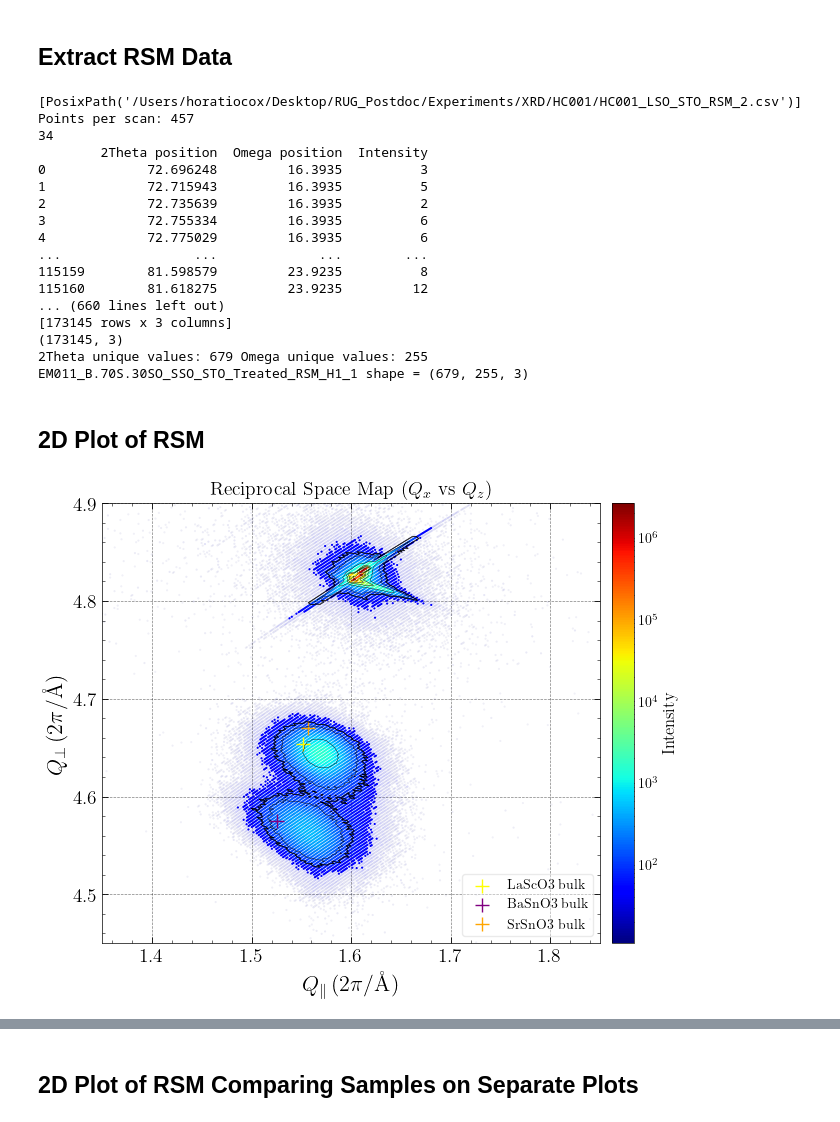
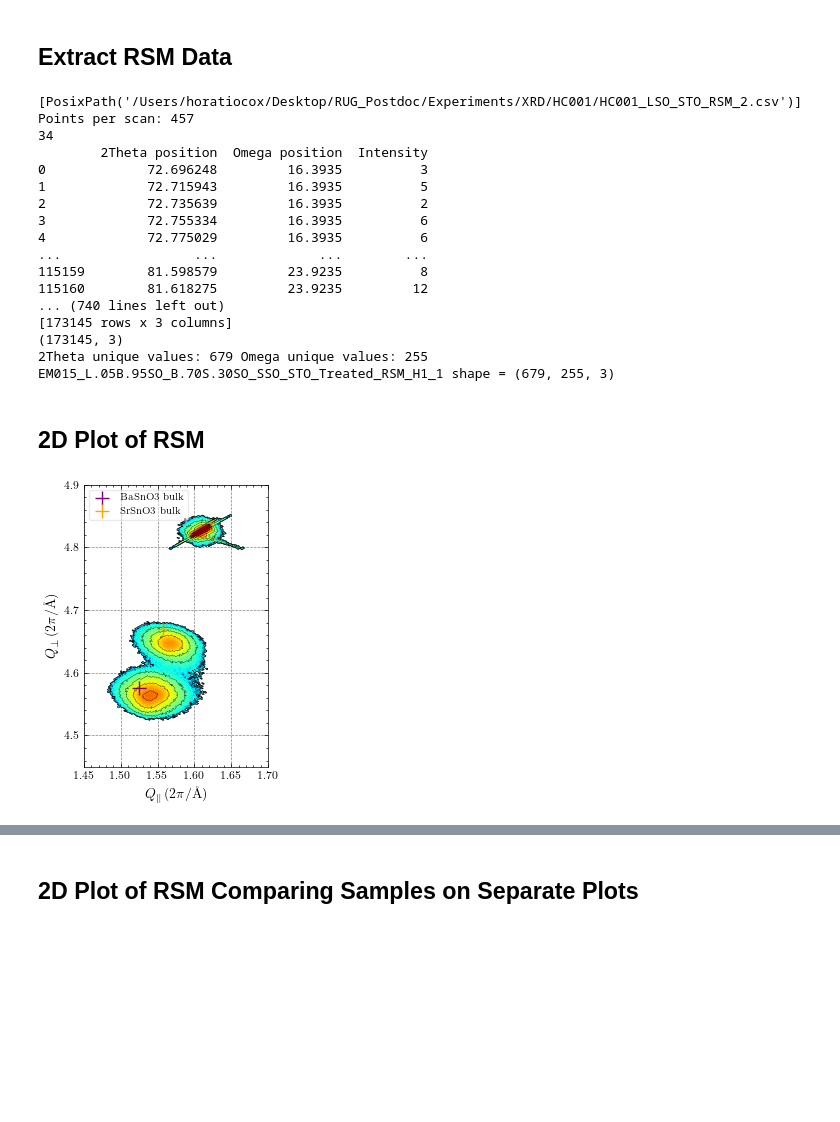
Before and after one commit to hc3413/Thin_Film_Analysis, a Jupyter notebook: RSM_Analysis.ipynb, the cells around one changed output, grey strips where cells are left out. Saved outputs shown, nothing was run; the diff lists cells and outputs as text; code cells hidden in the pictures; blank space fills up the shorter version.

Commit message:
improved RSM with a single output plot formatted properly

```diff
--- a/RSM_Analysis.ipynb
+++ b/RSM_Analysis.ipynb
@@ -21,6 +21,8 @@ root_XRD = '/Users/horatiocox/Desktop/RUG_Postdoc/Experiments/XRD'
 plt.style.use(['science', 'grid'])  # Use 'science' style with grid for plotting
 plot_data = True # set to True to plot the data and export to path_out
 fig_format = 'png' # format of the figure to be saved
+export_data = True # set to True to export the data to path_out
+
 
 powerpoint_data = False # set to True to export the data to a powerpoint presentation and export to path_out
 
@@ -64,6 +66,10 @@ RSM_EM008 = RSM(root_XRD, folder_name = 'EM008')
 RSM_EM009 = RSM(root_XRD, folder_name = 'EM009')
 RSM_EM010 = RSM(root_XRD, folder_name = 'EM010')
 RSM_EM011 = RSM(root_XRD, folder_name = 'EM011')
+RSM_EM012 = RSM(root_XRD, folder_name = 'EM012')
+RSM_EM013 = RSM(root_XRD, folder_name = 'EM013')
+RSM_EM014 = RSM(root_XRD, folder_name = 'EM014')
+RSM_EM015 = RSM(root_XRD, folder_name = 'EM015')
 # %% [output]
 [PosixPath('/Users/horatiocox/Desktop/RUG_Postdoc/Experiments/XRD/HC001/HC001_LSO_STO_RSM_2.csv')]
 Points per scan: 457
@@ -77,21 +83,27 @@ Points per scan: 457
 ...                 ...             ...        ...
 115159        81.598579         23.9235          8
 115160        81.618275         23.9235         12
-... (660 lines left out)
+... (740 lines left out)
 [173145 rows x 3 columns]
 (173145, 3)
 2Theta unique values: 679 Omega unique values: 255
-EM011_B.70S.30SO_SSO_STO_Treated_RSM_H1_1 shape = (679, 255, 3)
+EM015_L.05B.95SO_B.70S.30SO_SSO_STO_Treated_RSM_H1_1 shape = (679, 255, 3)
 # %% [markdown]
 ## 2D Plot of RSM
 # %%
 #def plot_2D(self, threshold_filt: float = 1e-99, log_scale: bool = True, x_lim = [1.35, 2.05], y_lim = [4.8, 5.29], plot_type = 'contour'):
-single_dat = [RSM_EM011]
-fig1 = RSM_plot_sep(dat = single_dat,threshold_filt = 10, grid_filt = 90, resolution_scaling=None, plot_type = 'contour', ax_unit='reciprocal', string_suppress = True, x_lim = [1.35, 1.85], y_lim = [4.45, 4.9]) #x_lim = [-0.12, 0.12], y_lim = [2.93, 3.11]
+single_dat = [RSM_EM015]
+fig1 = RSM_plot_single(dat = single_dat,threshold_filt = 10, grid_filt = 90, resolution_scaling=5,
+                    plot_type = 'mesh', ax_unit='reciprocal', string_suppress = True,
+                    x_lim = [1.45, 1.7], y_lim = [4.45, 4.9], #x_lim = [1.35, 1.85], y_lim = [4.45, 4.9],
+                    intensity_lim=[1, 4], title_on=False, color_bar=False,
+                    export_data=export_data
+                    ) #x_lim = [-0.12, 0.12], y_lim = [2.93, 3.11]
 
-fig1.savefig(f'{single_dat[0].folder_path}/{single_dat[0].plot_string[0]}.{fig_format}', dpi=600, bbox_inches='tight', transparent=True)
+if export_data:
+    fig1.savefig(f'{single_dat[0].folder_path}/{single_dat[0].plot_string[0]}.{fig_format}', dpi=600, bbox_inches='tight', transparent=True)
 # %% [output]
-[figure, old version]
+[figure, new version]
 # %%
 fig1 = RSM_plot_sep(dat = single_dat,threshold_filt = 1, grid_filt = 1, resolution_scaling=3, plot_type = 'mesh', ax_unit='reciprocal', string_suppress = True, x_lim = [1.35, 1.85], y_lim = [4.45, 4.9]) #x_lim = [-0.05, 0.05], y_lim = [3, 3.04])
 # %% [output]
```
Also changed, not shown: parts of 5 cells of this notebook, 5 other files.
